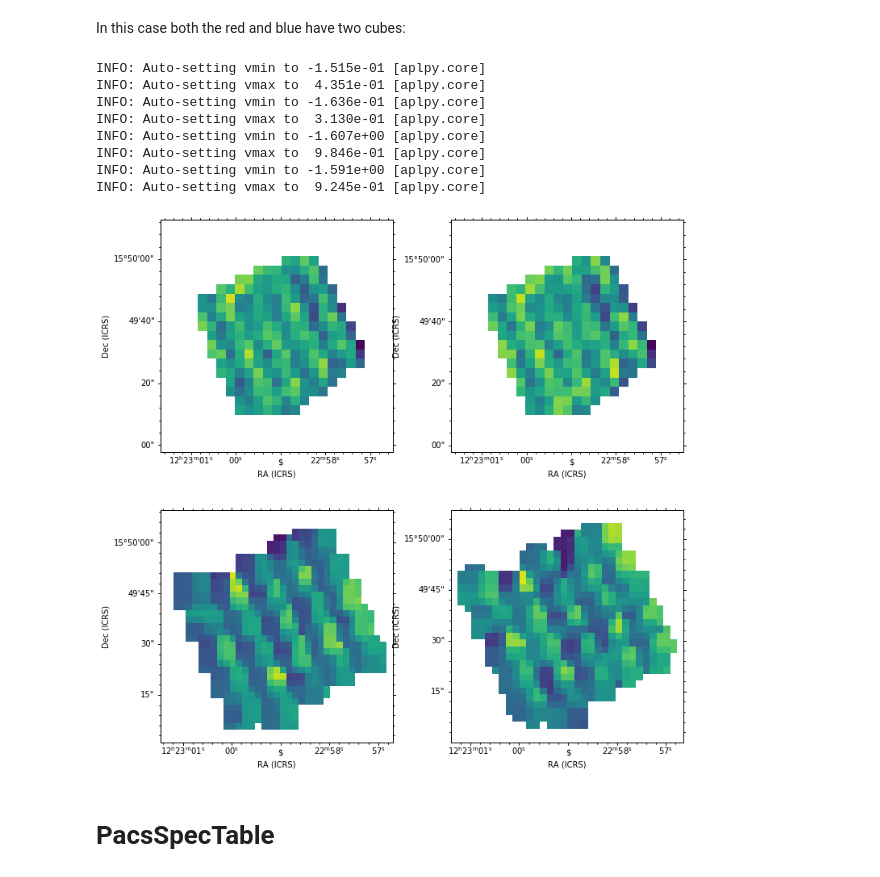
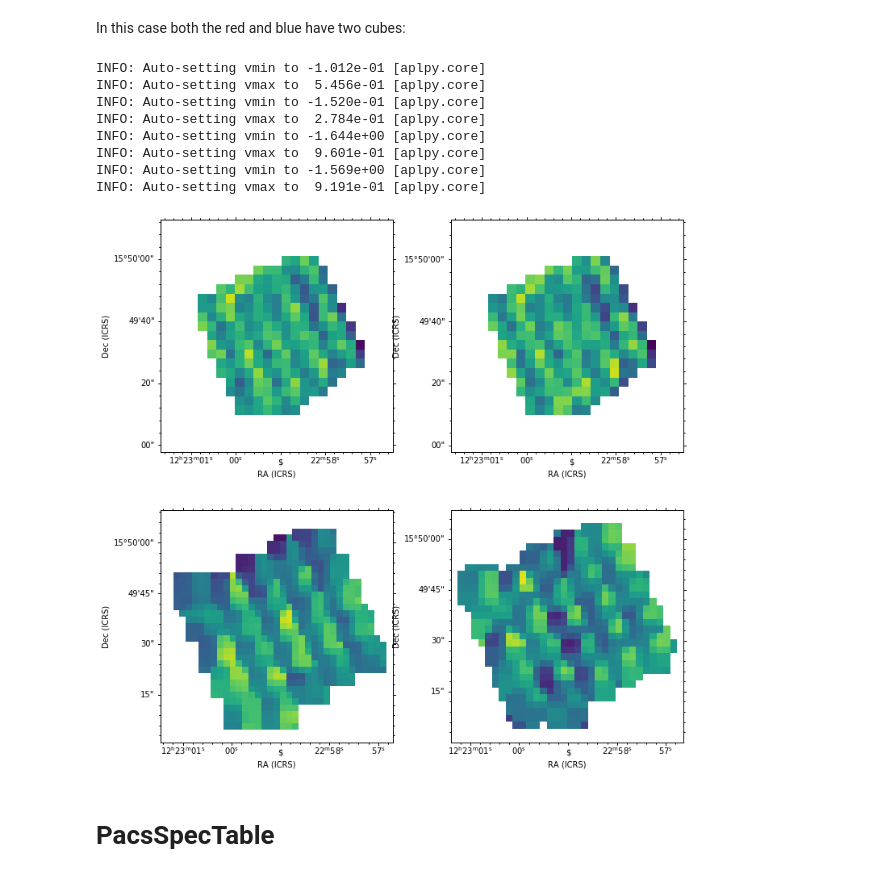
Before and after one commit to teuben/herplot, a Jupyter notebook: ngc4321.ipynb, the cells around one changed output. Drawn from its saved outputs; the diff is of its cells as text; code cells hidden in the pictures.

```diff
--- a/ngc4321.ipynb
+++ b/ngc4321.ipynb
@@ -522,27 +536,27 @@ Spectral axis: 88.22227127451995 89.44617616515035 um
 In this case both the red and blue have two cubes:
 # %%
 fig = plt.figure(figsize=(10,10))
-g1 = aplpy.FITSFigure(hdur0,slices=[400],subplot=[0.1,0.1,0.4,0.4], figure=fig)
+g1 = aplpy.FITSFigure(hdur0,slices=[302],subplot=[0.1,0.1,0.4,0.4], figure=fig)
 g1.show_colorscale()
-g2 = aplpy.FITSFigure(hdur1,slices=[400],subplot=[0.6,0.1,0.4,0.4], figure=fig)
+g2 = aplpy.FITSFigure(hdur1,slices=[302],subplot=[0.6,0.1,0.4,0.4], figure=fig)
 g2.show_colorscale()
-g3 = aplpy.FITSFigure(hdub0,slices=[400],subplot=[0.1,0.6,0.4,0.4], figure=fig)
+g3 = aplpy.FITSFigure(hdub0,slices=[302],subplot=[0.1,0.6,0.4,0.4], figure=fig)
 g3.show_colorscale()
-g4 = aplpy.FITSFigure(hdub1,slices=[400],subplot=[0.6,0.6,0.4,0.4], figure=fig)
+g4 = aplpy.FITSFigure(hdub1,slices=[302],subplot=[0.6,0.6,0.4,0.4], figure=fig)
 g4.show_colorscale()
 
 #g2.hide_yaxis_label()
 #g2.hide_ytick_labels()
 # %% [output]
-INFO: Auto-setting vmin to -1.515e-01 [aplpy.core]
-INFO: Auto-setting vmax to  4.351e-01 [aplpy.core]
-INFO: Auto-setting vmin to -1.636e-01 [aplpy.core]
-INFO: Auto-setting vmax to  3.130e-01 [aplpy.core]
-INFO: Auto-setting vmin to -1.607e+00 [aplpy.core]
-INFO: Auto-setting vmax to  9.846e-01 [aplpy.core]
-INFO: Auto-setting vmin to -1.591e+00 [aplpy.core]
-INFO: Auto-setting vmax to  9.245e-01 [aplpy.core]
+INFO: Auto-setting vmin to -1.012e-01 [aplpy.core]
+INFO: Auto-setting vmax to  5.456e-01 [aplpy.core]
+INFO: Auto-setting vmin to -1.520e-01 [aplpy.core]
+INFO: Auto-setting vmax to  2.784e-01 [aplpy.core]
+INFO: Auto-setting vmin to -1.644e+00 [aplpy.core]
+INFO: Auto-setting vmax to  9.601e-01 [aplpy.core]
+INFO: Auto-setting vmin to -1.569e+00 [aplpy.core]
+INFO: Auto-setting vmax to  9.191e-01 [aplpy.core]
-[figure, old version]
+[figure, new version]
 # %% [markdown]
 # PacsSpecTable
 # %%
```
Also changed, not shown: parts of 13 cells of this notebook.
